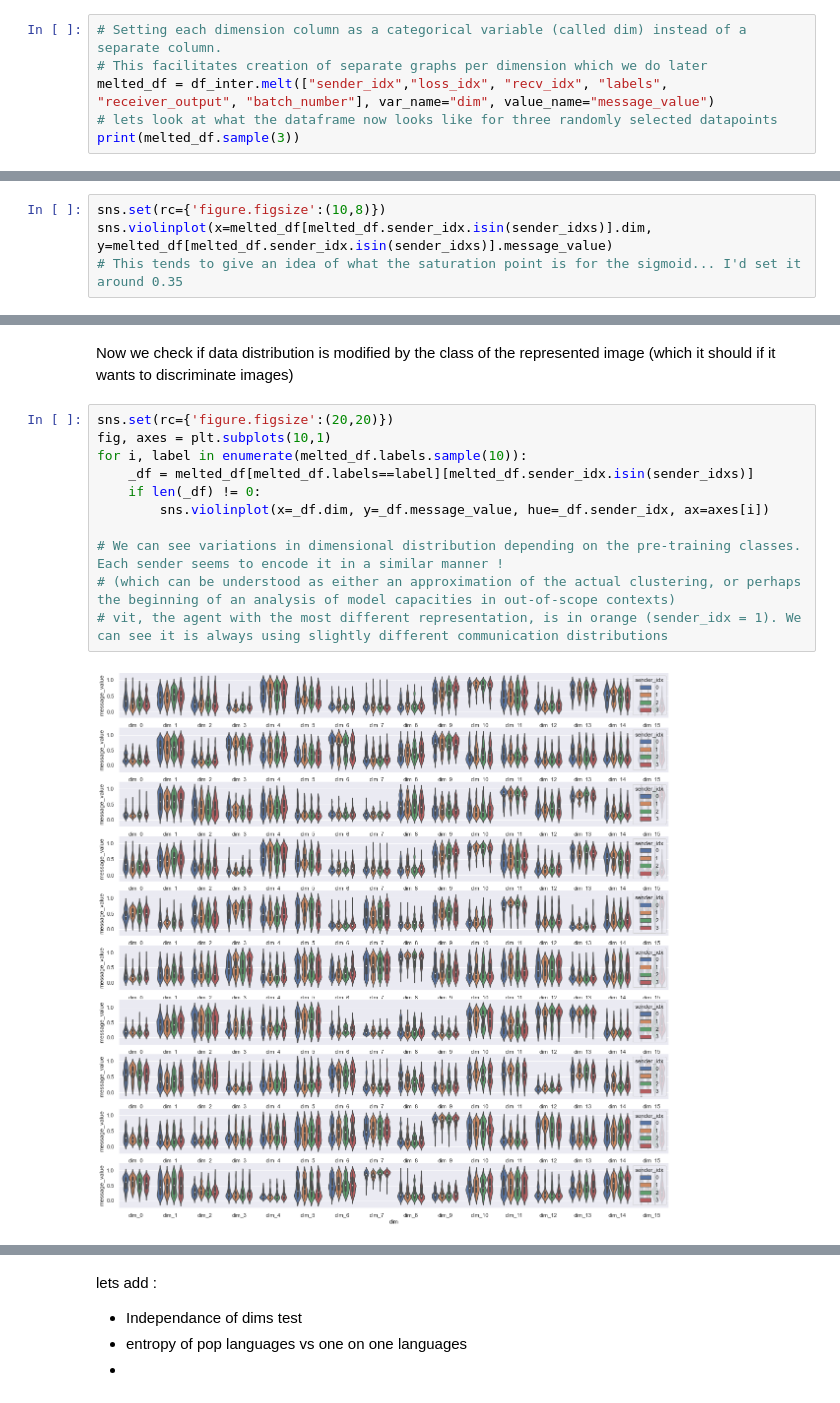
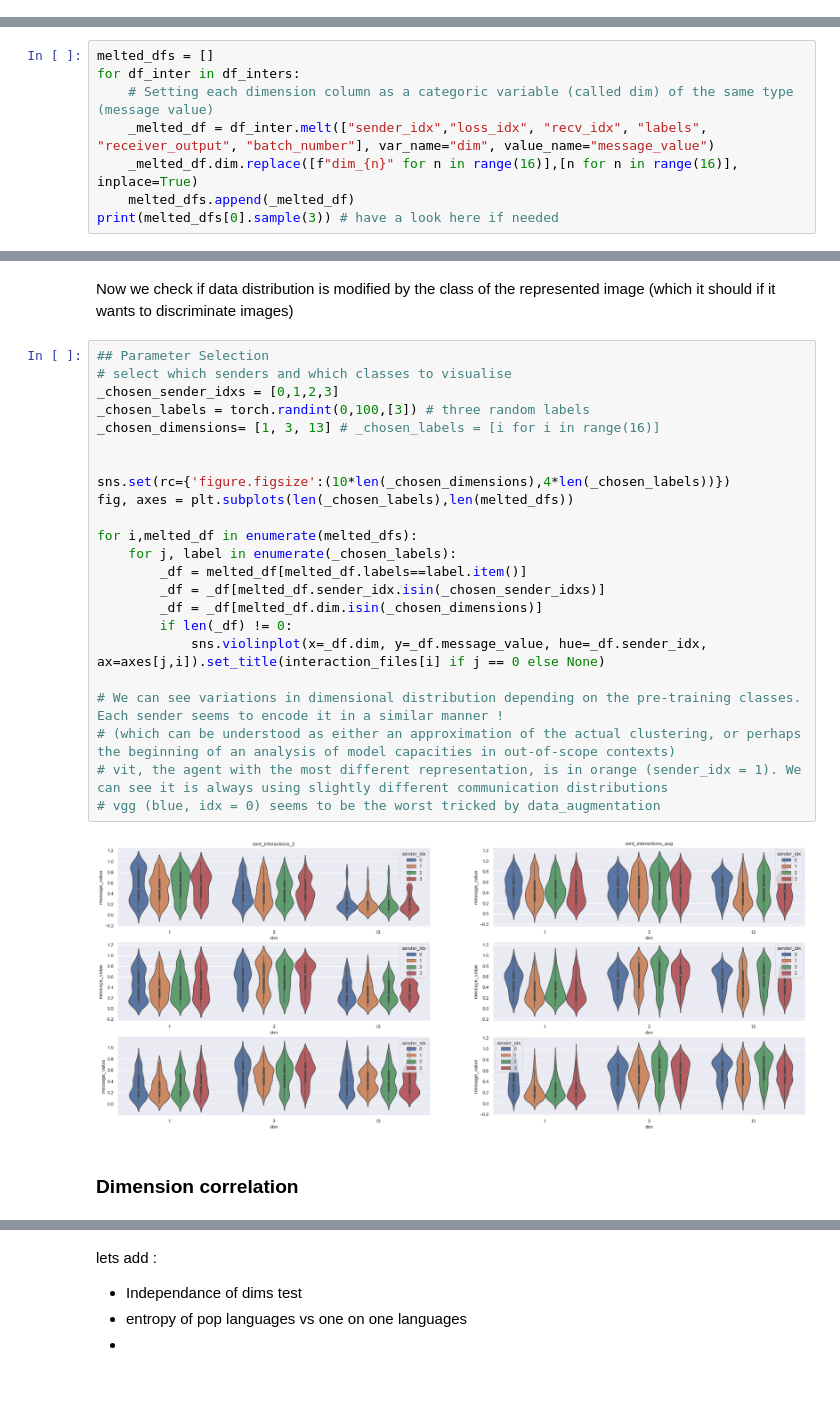
Before and after one commit to facebookresearch/EGG, a Jupyter notebook: egg/zoo/pop/scripts/continuous_interaction_analysis.ipynb, the cells around one changed output, grey strips where cells are left out. Drawn from its saved outputs; the diff is of its cells as text.

```diff
--- a/egg/zoo/pop/scripts/continuous_interaction_analysis.ipynb
+++ b/egg/zoo/pop/scripts/continuous_interaction_analysis.ipynb
@@ -89,6 +75,0 @@ import seaborn as sns
-# %%
-# Setting each dimension column as a categorical variable (called dim) instead of a separate column.
-# This facilitates creation of separate graphs per dimension which we do later
-melted_df = df_inter.melt(["sender_idx","loss_idx", "recv_idx", "labels", "receiver_output", "batch_number"], var_name="dim", value_name="message_value")
-# lets look at what the dataframe now looks like for three randomly selected datapoints
-print(melted_df.sample(3))
@@ -104,0 +76,8 @@ print(melted_df.sample(3))
+# %%
+melted_dfs = []
+for df_inter in df_inters:
+    # Setting each dimension column as a categoric variable (called dim) of the same type (message value)
+    _melted_df = df_inter.melt(["sender_idx","loss_idx", "recv_idx", "labels", "receiver_output", "batch_number"], var_name="dim", value_name="message_value")
+    _melted_df.dim.replace([f"dim_{n}" for n in range(16)],[n for n in range(16)], inplace=True)
+    melted_dfs.append(_melted_df)
+print(melted_dfs[0].sample(3)) # have a look here if needed
@@ -119,6 +117,2 @@ sender_idxs = [0,1,2,3]
 # %% [markdown]
 A quick look at the data distribution for messages in each dimension
-# %%
-sns.set(rc={'figure.figsize':(10,8)})
-sns.violinplot(x=melted_df[melted_df.sender_idx.isin(sender_idxs)].dim, y=melted_df[melted_df.sender_idx.isin(sender_idxs)].message_value)
-# This tends to give an idea of what the saturation point is for the sigmoid... I'd set it around 0.35
@@ -128,15 +119,29 @@ sns.violinplot(x=melted_df[melted_df.sender_idx.isin(sender_idxs)].dim, y=melted
 # %% [markdown]
 Now we check if data distribution is modified by the class of the represented image (which it should if it wants to discriminate images)
 # %%
-sns.set(rc={'figure.figsize':(20,20)})
-fig, axes = plt.subplots(10,1)
-for i, label in enumerate(melted_df.labels.sample(10)):
-    _df = melted_df[melted_df.labels==label][melted_df.sender_idx.isin(sender_idxs)]
-    if len(_df) != 0:
-        sns.violinplot(x=_df.dim, y=_df.message_value, hue=_df.sender_idx, ax=axes[i])
+## Parameter Selection
+# select which senders and which classes to visualise
+_chosen_sender_idxs = [0,1,2,3]
+_chosen_labels = torch.randint(0,100,[3]) # three random labels
+_chosen_dimensions= [1, 3, 13] # _chosen_labels = [i for i in range(16)]
+
+
+sns.set(rc={'figure.figsize':(10*len(_chosen_dimensions),4*len(_chosen_labels))})
+fig, axes = plt.subplots(len(_chosen_labels),len(melted_dfs))
+
+for i,melted_df in enumerate(melted_dfs):
+    for j, label in enumerate(_chosen_labels):
+        _df = melted_df[melted_df.labels==label.item()]
+        _df = _df[melted_df.sender_idx.isin(_chosen_sender_idxs)]
+        _df = _df[melted_df.dim.isin(_chosen_dimensions)]
+        if len(_df) != 0:
+            sns.violinplot(x=_df.dim, y=_df.message_value, hue=_df.sender_idx, ax=axes[j,i]).set_title(interaction_files[i] if j == 0 else None)
 
 # We can see variations in dimensional distribution depending on the pre-training classes. Each sender seems to encode it in a similar manner !
 # (which can be understood as either an approximation of the actual clustering, or perhaps the beginning of an analysis of model capacities in out-of-scope contexts)
 # vit, the agent with the most different representation, is in orange (sender_idx = 1). We can see it is always using slightly different communication distributions
+# vgg (blue, idx = 0) seems to be the worst tricked by data_augmentation
 # %% [output]
-[figure, old version]
+[figure, new version]
+# %% [markdown]
+### Dimension correlation
```
Also changed, not shown: parts of 18 cells of this notebook, 1 other file.
